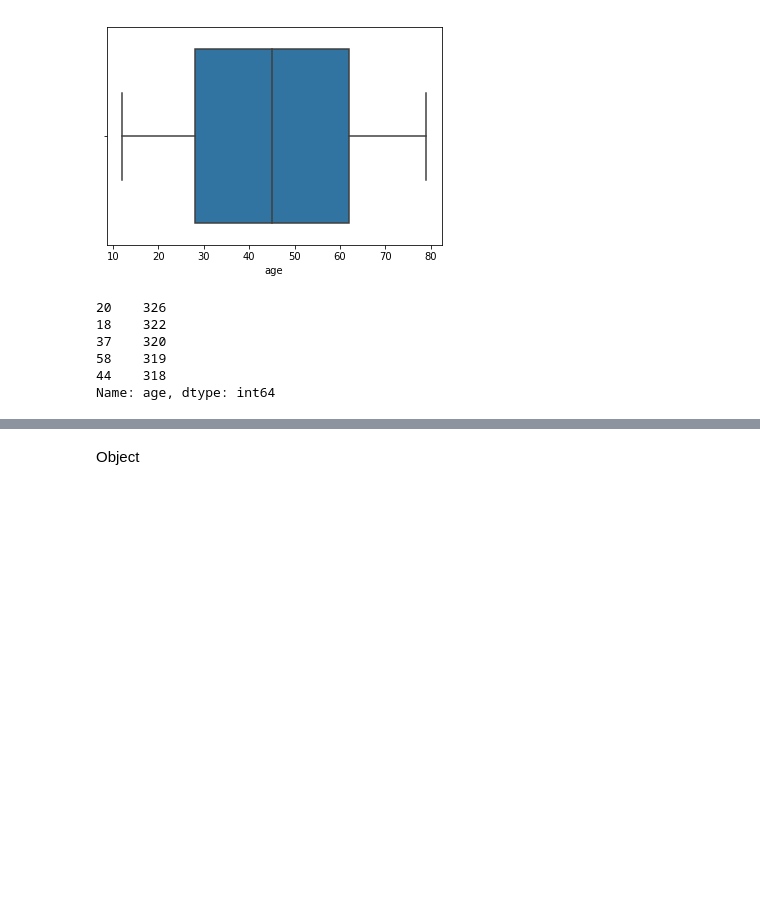
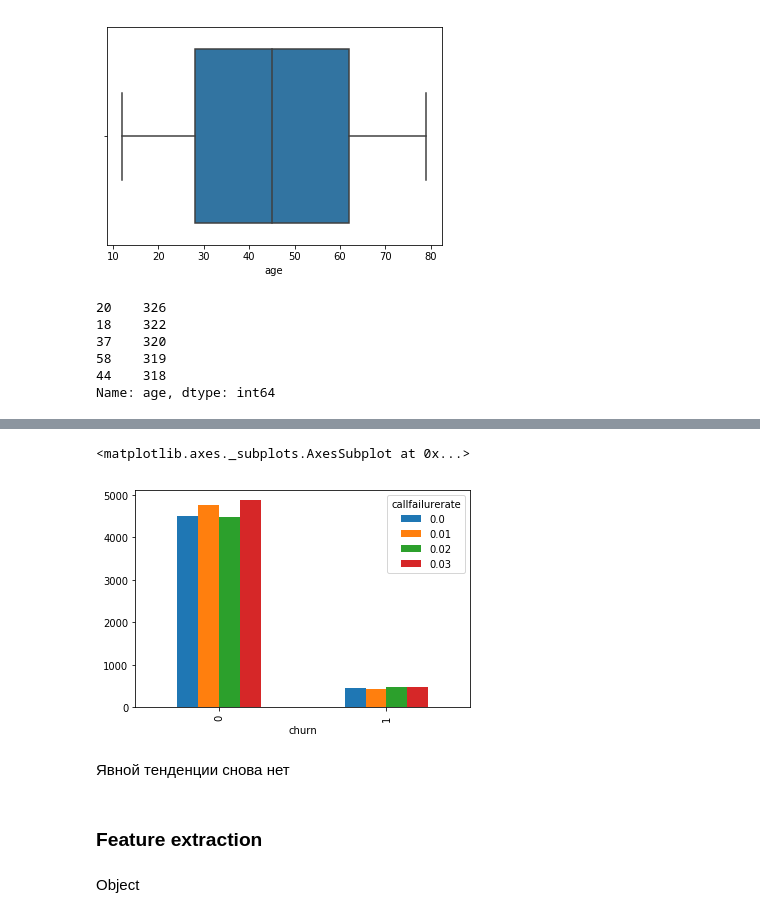
Before and after one commit to maximenkooo/TelecomCustomerChurnPrediction, a Jupyter notebook: TelecomCustomerChurnPrediction.ipynb, the cells around one changed output, grey strips where cells are left out. Saved outputs shown, nothing was run; the diff lists cells and outputs as text; code cells hidden in the pictures; blank space fills up the shorter version.

```diff
--- a/TelecomCustomerChurnPrediction.ipynb
+++ b/TelecomCustomerChurnPrediction.ipynb
@@ -177,3 +233,12 @@ Name: age, dtype: int64
+# %%
+pd.crosstab(df['churn'], df['callfailurerate']).plot(kind='bar')
+# %% [output]
+<matplotlib.axes._subplots.AxesSubplot at 0x...>
+[figure, added]
+# %% [markdown]
+Явной тенденции снова нет
+# %% [markdown]
+### Feature extraction
 # %% [markdown]
 Object
 # %%
```
Also changed, not shown: parts of 34 cells of this notebook.
